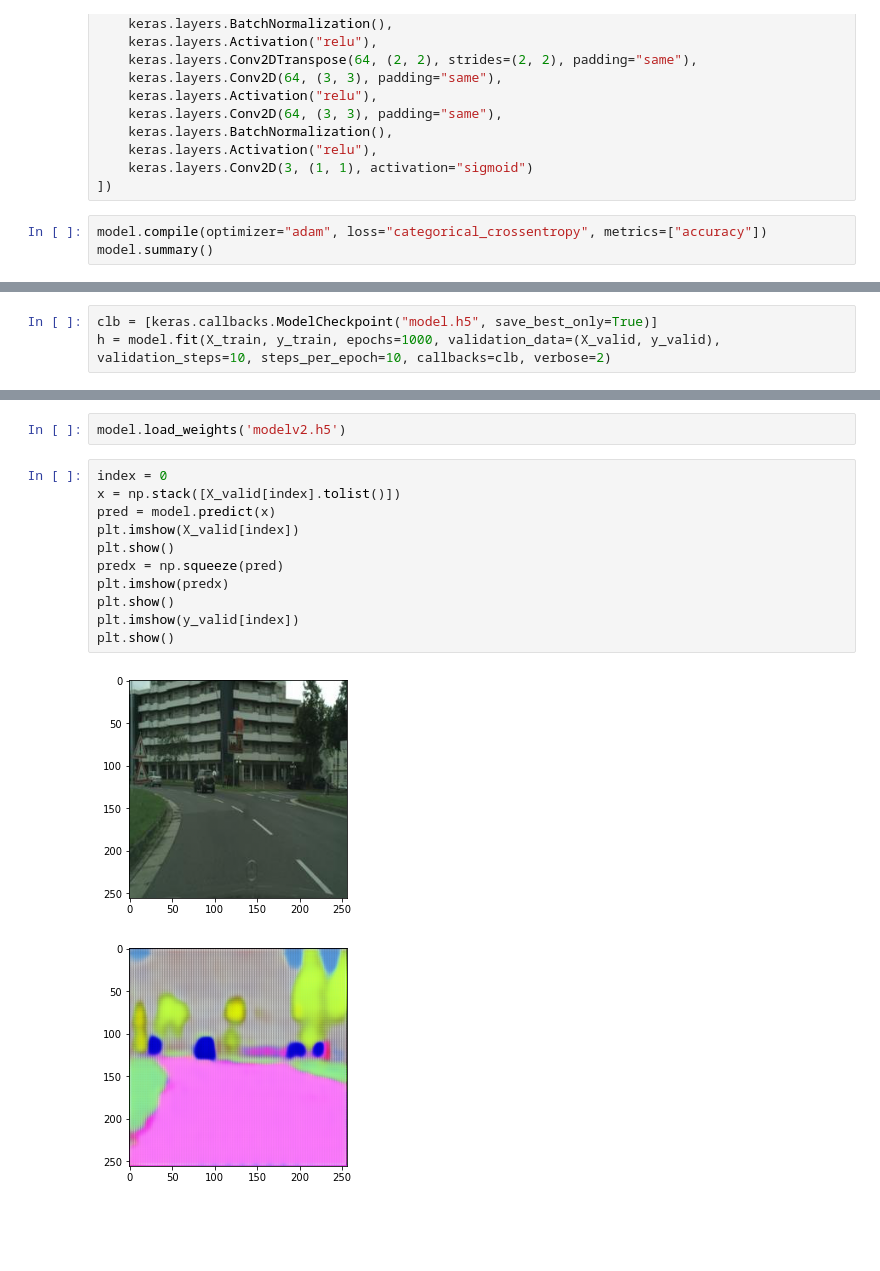
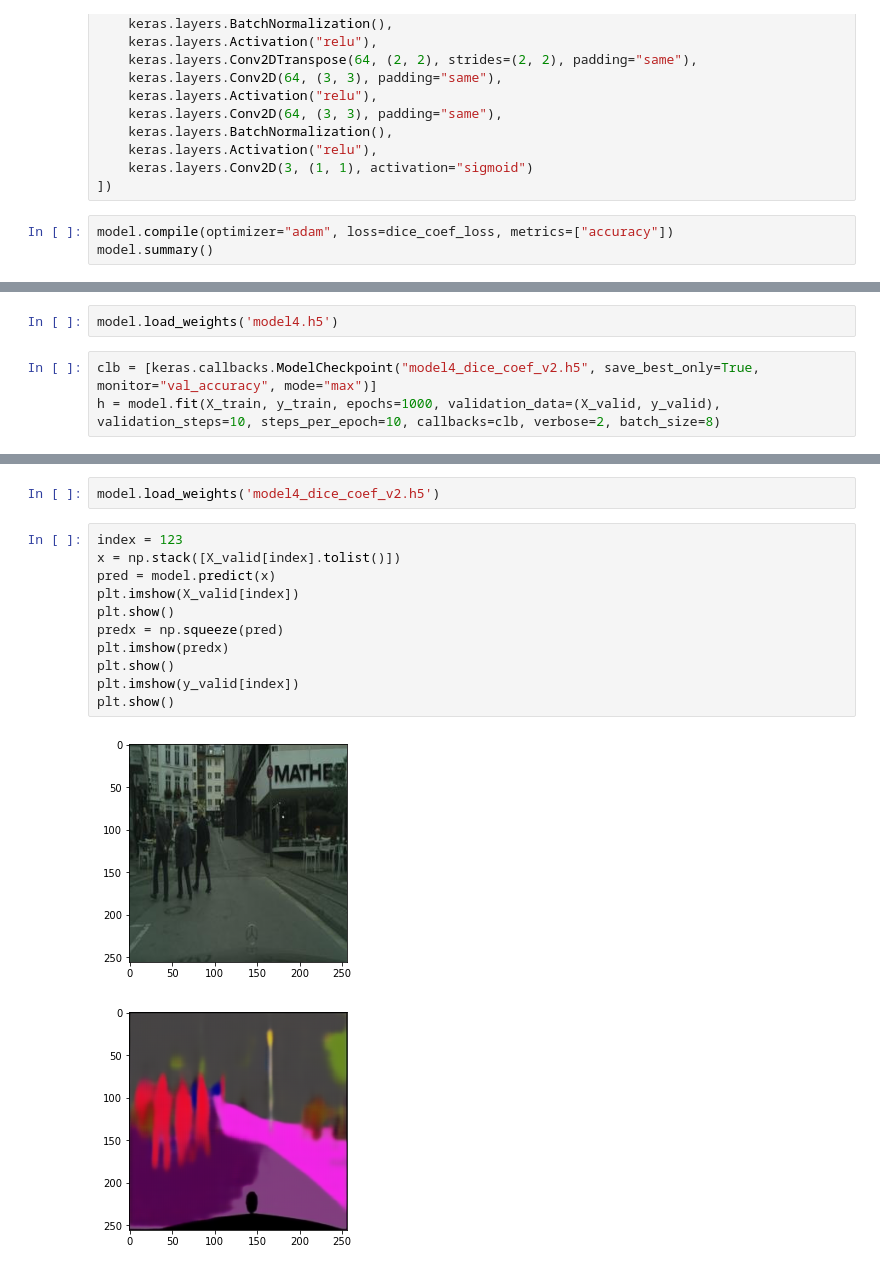
Before and after one commit to MigotMateusz/DriveAI, a Jupyter notebook: unet_model.ipynb, the cells around one changed output, grey strips where cells are left out. Saved outputs shown, nothing was run; the diff lists cells and outputs as text; blank space fills up the shorter version.

Commit message:
Final model, dash cam photos reshaped to 256x256

```diff
--- a/unet_model.ipynb
+++ b/unet_model.ipynb
@@ -134,7 +148,7 @@ model = keras.models.Sequential([
     keras.layers.Conv2D(3, (1, 1), activation="sigmoid")
 ])
 # %%
-model.compile(optimizer="adam", loss="categorical_crossentropy", metrics=["accuracy"])
+model.compile(optimizer="adam", loss=dice_coef_loss, metrics=["accuracy"])
 model.summary()
 # %% [output]
 Model: "sequential"
@@ -154,6 +168,8 @@ Total params: 27,910,211
 Trainable params: 27,904,323
 Non-trainable params: 5,888
 _________________________________________________________________
+# %%
+model.load_weights('model4.h5')
 # %%
-clb = [keras.callbacks.ModelCheckpoint("model.h5", save_best_only=True)]
-h = model.fit(X_train, y_train, epochs=1000, validation_data=(X_valid, y_valid), validation_steps=10, steps_per_epoch=10, callbacks=clb, verbose=2)
+clb = [keras.callbacks.ModelCheckpoint("model4_dice_coef_v2.h5", save_best_only=True, monitor="val_accuracy", mode="max")]
+h = model.fit(X_train, y_train, epochs=1000, validation_data=(X_valid, y_valid), validation_steps=10, steps_per_epoch=10, callbacks=clb, verbose=2, batch_size=8)
@@ -160,16 +194,16 @@ h = model.fit(X_train, y_train, epochs=1000, validation_data=(X_valid, y_valid),
 # %%
-model.load_weights('modelv2.h5')
+model.load_weights('model4_dice_coef_v2.h5')
 # %%
-index = 0
+index = 123
 x = np.stack([X_valid[index].tolist()])
 pred = model.predict(x)
 plt.imshow(X_valid[index])
 plt.show()
 predx = np.squeeze(pred)
 plt.imshow(predx)
 plt.show()
 plt.imshow(y_valid[index])
 plt.show()
 # %% [output]
-[figure, old version]
+[figure, new version]
-[figure, old version]
+[figure, new version]
```
Also changed, not shown: parts of 7 cells of this notebook, 20 other files.
